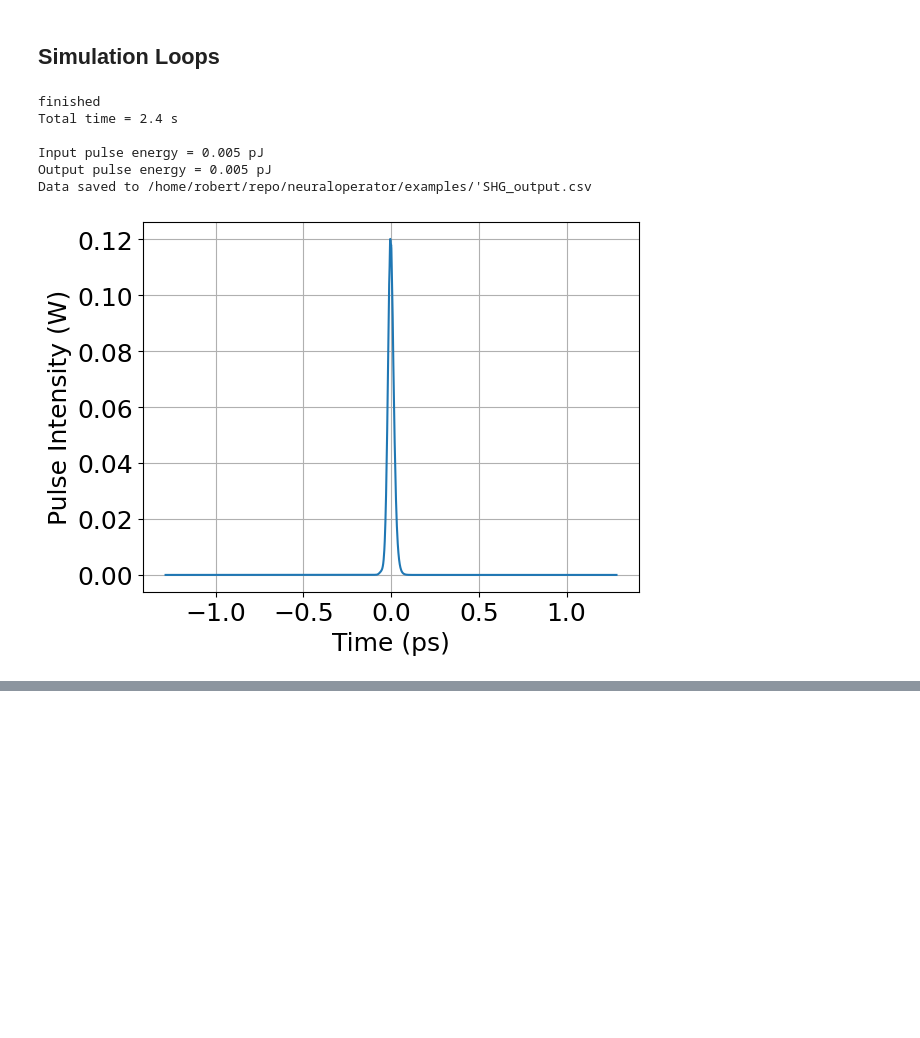
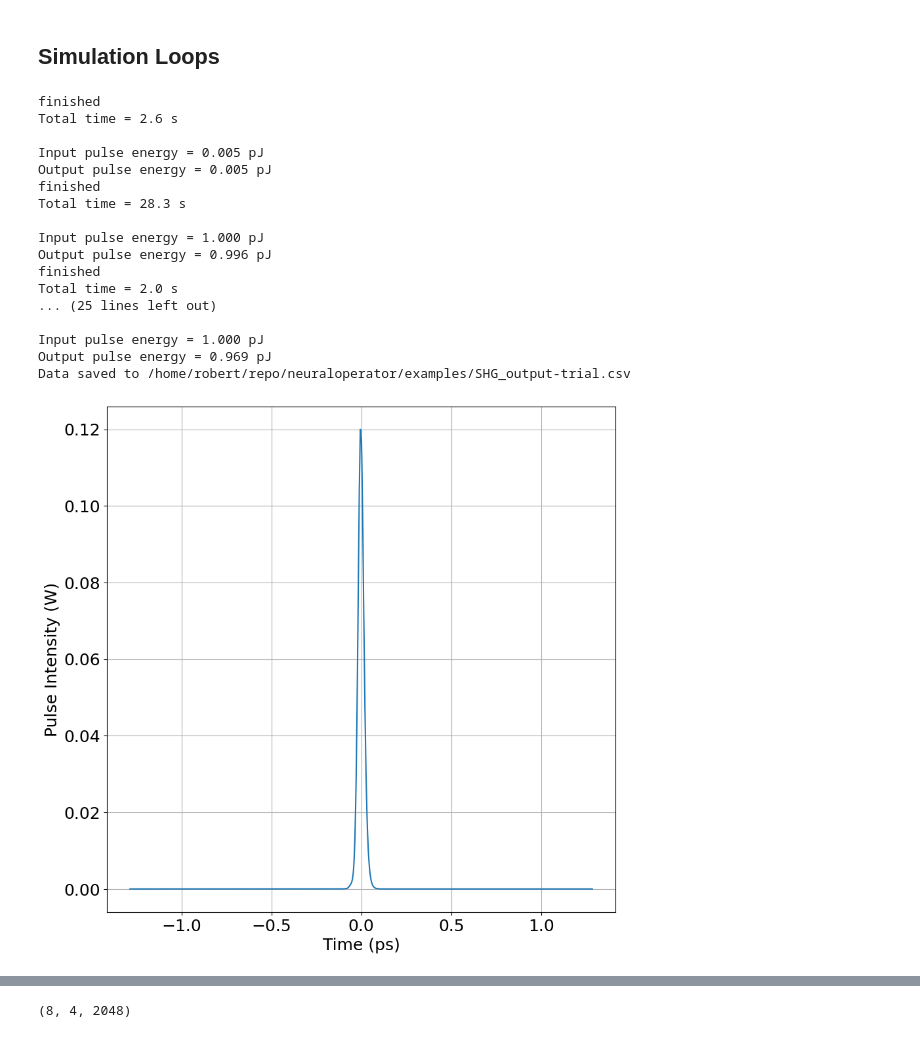
Before and after one commit to Robertboy18/neuraloperator, a Jupyter notebook: examples/SHG_Simulation_Data_Generation.ipynb, the cells around one changed output, grey strips where cells are left out. Saved outputs shown, nothing was run; the diff lists cells and outputs as text; code cells hidden in the pictures; blank space fills up the shorter version.

```diff
--- a/examples/SHG_Simulation_Data_Generation.ipynb
+++ b/examples/SHG_Simulation_Data_Generation.ipynb
@@ -121,16 +121,16 @@ GVD at 2090.0 nm = 22.3 fs^2/mm
 # %%
 # (1) Length of the poling region can be varied from ~2 mm to ~15 mm
 #L_array = np.linspace(2,15,10)*mm
-L_array = np.linspace(2,15,1)*mm
+L_array = np.linspace(2,15,2)*mm
 
 # (2) Poling period mismatch can be varied from ~-50 nm to 50 nm
 #pp_mismatch_array = np.linspace(-50,50,10)*nm
-pp_mismatch_array = np.linspace(-50,50,1)*nm
+pp_mismatch_array = np.linspace(-50,50,2)*nm
 
 # (3) Pulse energy parameter can be varied from few fJ to few 1000s of fJ
 # We can first start from lower energies
 #pump_energy_array = np.linspace(5,1000,10)*fJ
-pump_energy_array = np.linspace(5,1000,1)*fJ
+pump_energy_array = np.linspace(5,1000,2)*fJ
 # %% [markdown]
 ## Simulation Loops
 # %%
@@ -196,7 +196,7 @@ for L in L_array:
             print('Output pulse energy = %0.3f pJ' %(a_out.energy_td()/pJ))
 
             a_out.plot_magsq()
-            a_out.plot_spectrum()
+            #a_out.plot_spectrum()
 
             # =========================================================================
             # ====================== Save Data in .csv ================================
@@ -213,34 +213,45 @@ for L in L_array:
             poling_region_length = L/mm
             poling_period_mismatch = pp_mismatch/nm
             pump_energy = E2/fJ
 
             # combine the values and arrays into a single row
             row = [poling_region_length, poling_period_mismatch, pump_energy] + input_field.tolist() + output_field.tolist()
 
             # append the row to the data list
             data.append(row)
 
 
             i += 1
 
 
 # Define the column headers
 
 columns = ['Poling Region Length (mm)', 'Poling Period Mismatch (nm)', 'Pump Energy (fJ)'] + [f'Input_{i}' for i in range(N)] + [f'Output_{i}' for i in range(N)]
 
 # Create a DataFrame from the data
 df = pd.DataFrame(data, columns=columns)
 
 # Save the DataFrame to a CSV file
-csv_file_path = "/home/robert/repo/neuraloperator/examples/SHG_output.csv"
+csv_file_path = "/home/robert/repo/neuraloperator/examples/SHG_output-trial.csv"
 df.to_csv(csv_file_path, index=False)
 
 print(f"Data saved to {csv_file_path}")
 # %% [output]
 finished
-Total time = 2.4 s
+Total time = 2.6 s
 
 Input pulse energy = 0.005 pJ
 Output pulse energy = 0.005 pJ
-Data saved to /home/robert/repo/neuraloperator/examples/'SHG_output.csv
+finished
+Total time = 28.3 s
+
+Input pulse energy = 1.000 pJ
+Output pulse energy = 0.996 pJ
+finished
+Total time = 2.0 s
+... (25 lines left out)
+
+Input pulse energy = 1.000 pJ
+Output pulse energy = 0.969 pJ
+Data saved to /home/robert/repo/neuraloperator/examples/SHG_output-trial.csv
-[figure, old version]
+[figure, new version]
@@ -247,0 +288,4 @@ Data saved to /home/robert/repo/neuraloperator/examples/'SHG_output.csv
+# %%
+print(input_data.shape)
+# %% [output]
+(8, 4, 2048)
```
Also changed, not shown: parts of 3 cells of this notebook, 6 other files.
